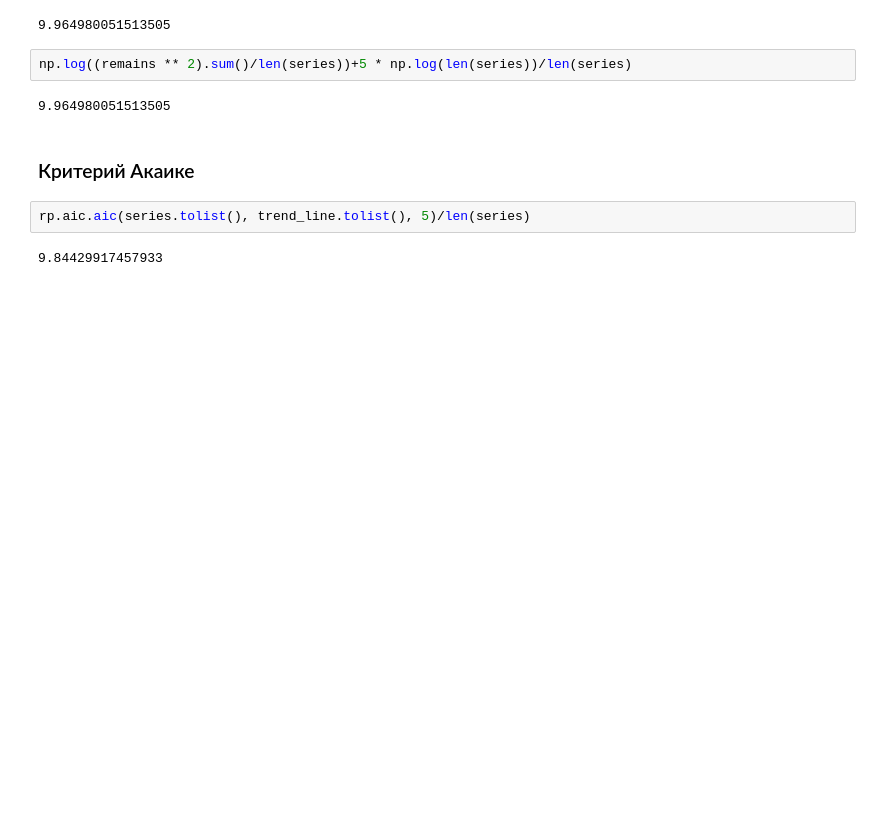
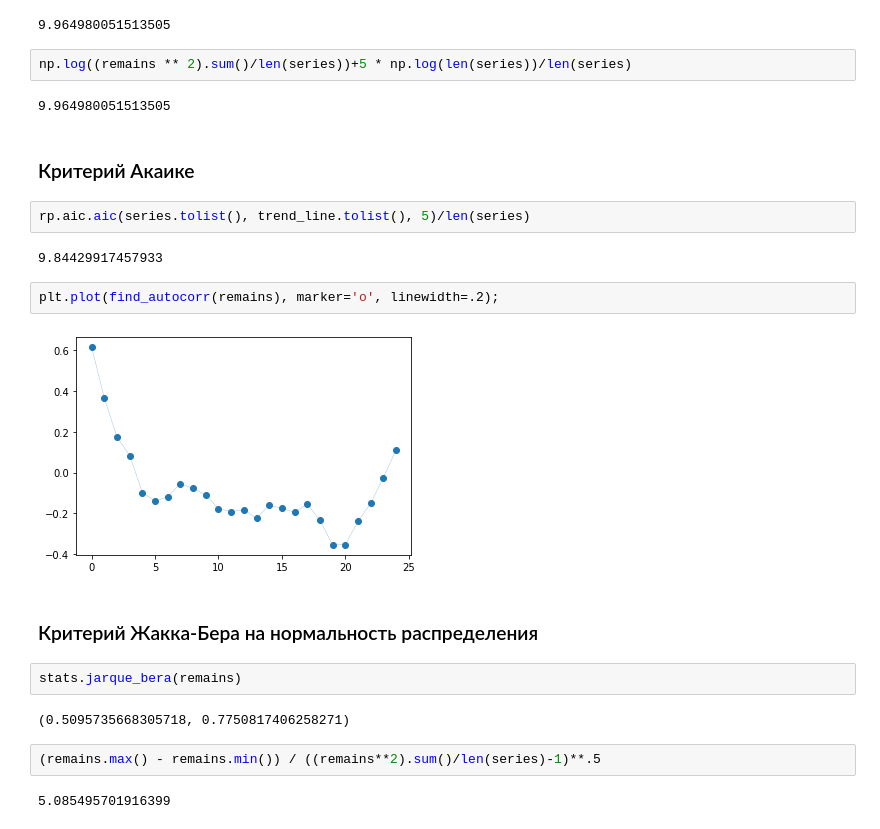
Before and after one commit to xtess16/RTSI, a Jupyter notebook: RST-2.ipynb, the cells around one changed output. Saved outputs shown, nothing was run; the diff lists cells and outputs as text; blank space fills up the shorter version.

```diff
--- a/RST-2.ipynb
+++ b/RST-2.ipynb
@@ -175,3 +181,17 @@ np.log((remains ** 2).sum()/len(series))+5 * np.log(len(series))/len(series)
 rp.aic.aic(series.tolist(), trend_line.tolist(), 5)/len(series)
 # %% [output]
 9.84429917457933
+# %%
+plt.plot(find_autocorr(remains), marker='o', linewidth=.2);
+# %% [output]
+[figure, added]
+# %% [markdown]
+### Критерий Жакка-Бера на нормальность распределения
+# %%
+stats.jarque_bera(remains)
+# %% [output]
+(0.5095735668305718, 0.7750817406258271)
+# %%
+(remains.max() - remains.min()) / ((remains**2).sum()/len(series)-1)**.5
+# %% [output]
+5.085495701916399
```
Also changed, not shown: parts of 4 cells of this notebook.
